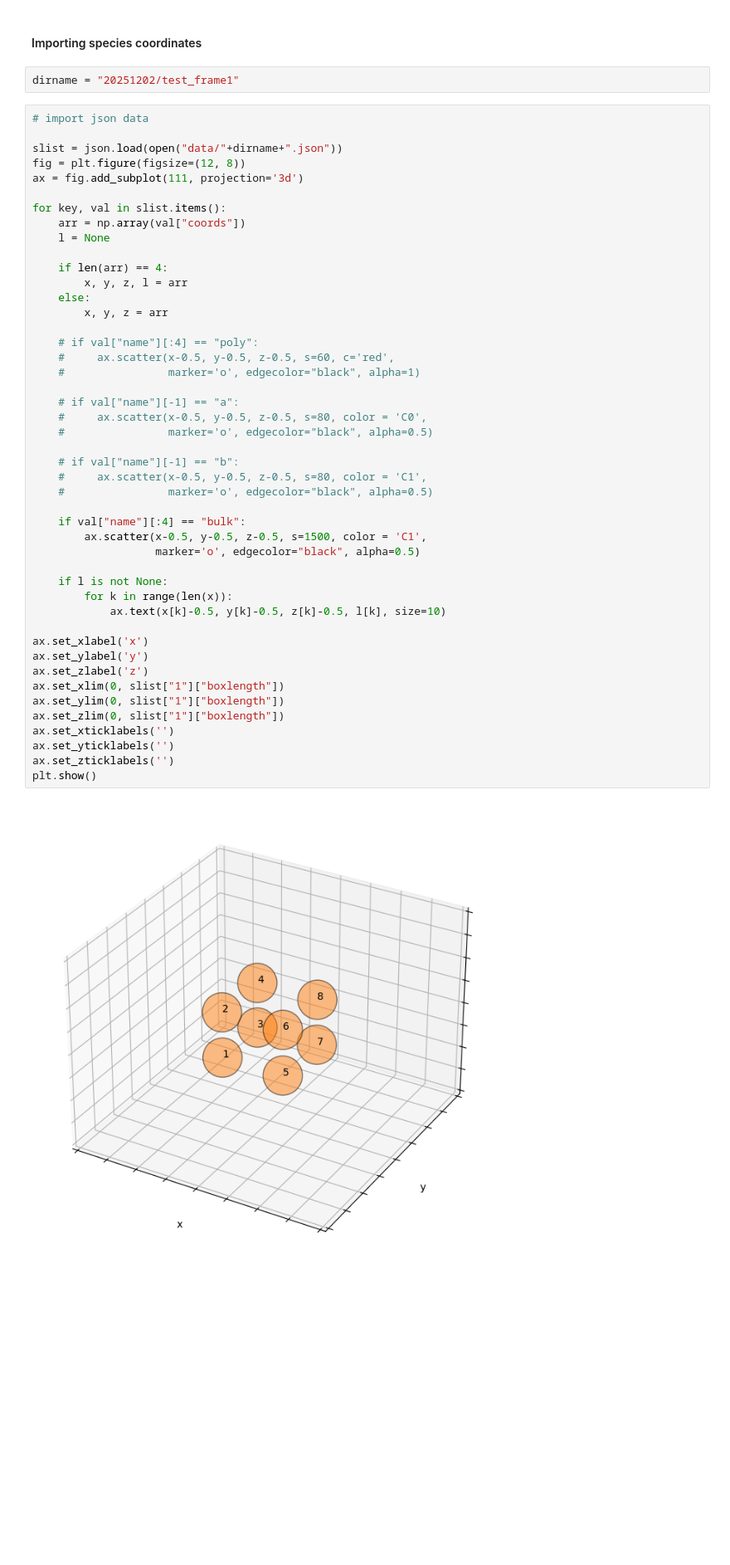
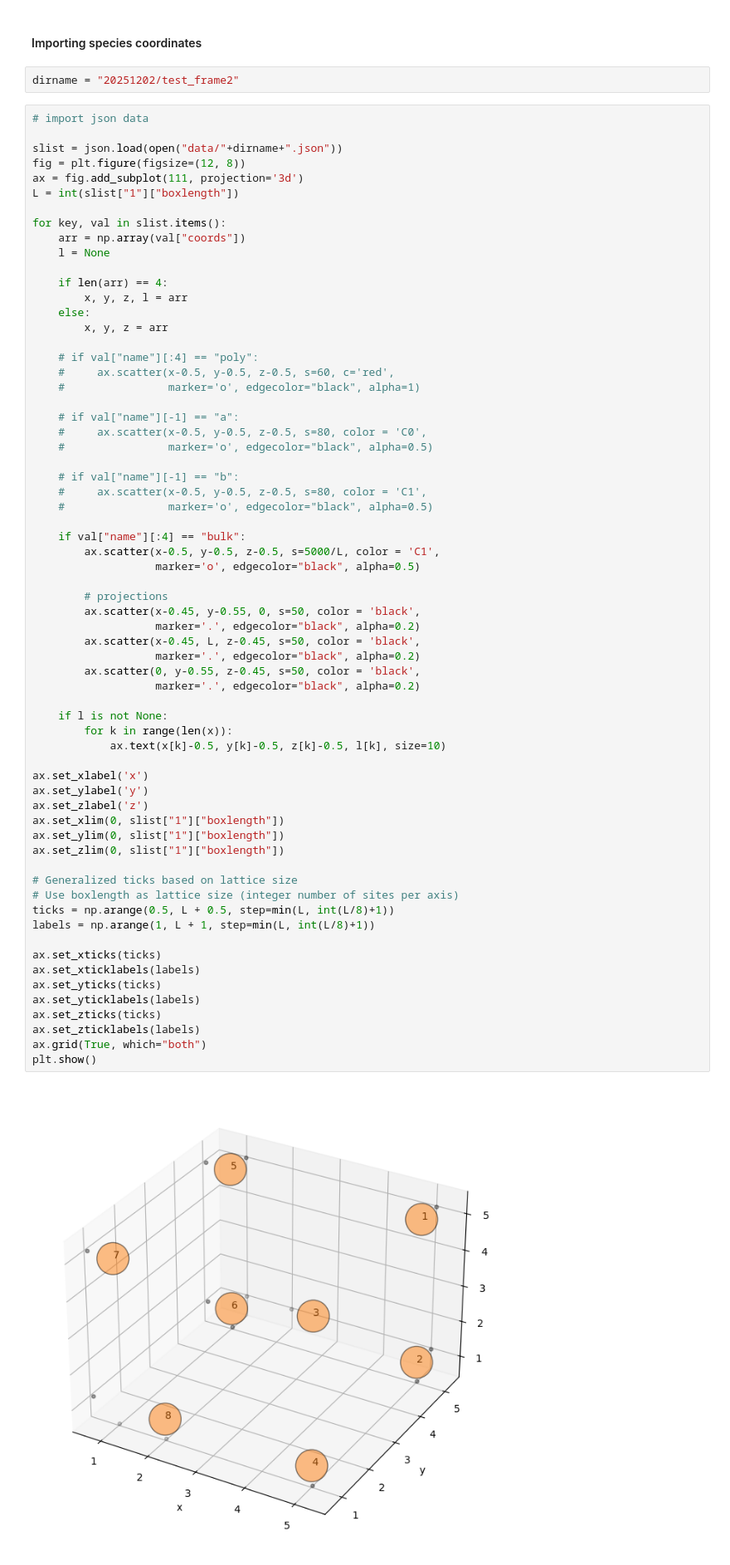
Before and after one commit to ta-rekt/Droplet, a Jupyter notebook: viz.ipynb, the cells around one changed output. Shown at 83% size. Drawn from its saved outputs; the diff is of its cells as text; blank space fills up the shorter version.

```diff
--- a/viz.ipynb
+++ b/viz.ipynb
@@ -49,13 +49,14 @@ plt.show()
 # %% [markdown]
 #### Importing species coordinates
 # %%
-dirname = "20251202/test_frame1"
+dirname = "20251202/test_frame2"
 # %%
 # import json data
 
 slist = json.load(open("data/"+dirname+".json"))
 fig = plt.figure(figsize=(12, 8))
 ax = fig.add_subplot(111, projection='3d')
+L = int(slist["1"]["boxlength"])
 
 for key, val in slist.items():
     arr = np.array(val["coords"])
@@ -66,38 +67,56 @@ for key, val in slist.items():
     else:
         x, y, z = arr
 
     # if val["name"][:4] == "poly":
     #     ax.scatter(x-0.5, y-0.5, z-0.5, s=60, c='red',
     #                marker='o', edgecolor="black", alpha=1)
 
     # if val["name"][-1] == "a":
     #     ax.scatter(x-0.5, y-0.5, z-0.5, s=80, color = 'C0',
     #                marker='o', edgecolor="black", alpha=0.5)
 
     # if val["name"][-1] == "b":
     #     ax.scatter(x-0.5, y-0.5, z-0.5, s=80, color = 'C1',
     #                marker='o', edgecolor="black", alpha=0.5)
 
     if val["name"][:4] == "bulk":
-        ax.scatter(x-0.5, y-0.5, z-0.5, s=1500, color = 'C1',
+        ax.scatter(x-0.5, y-0.5, z-0.5, s=5000/L, color = 'C1',
                    marker='o', edgecolor="black", alpha=0.5)
+
+        # projections
+        ax.scatter(x-0.45, y-0.55, 0, s=50, color = 'black',
+                   marker='.', edgecolor="black", alpha=0.2)
+        ax.scatter(x-0.45, L, z-0.45, s=50, color = 'black',
+                   marker='.', edgecolor="black", alpha=0.2)
+        ax.scatter(0, y-0.55, z-0.45, s=50, color = 'black',
+                   marker='.', edgecolor="black", alpha=0.2)
 
     if l is not None:
         for k in range(len(x)):
             ax.text(x[k]-0.5, y[k]-0.5, z[k]-0.5, l[k], size=10)
 
 ax.set_xlabel('x')
 ax.set_ylabel('y')
 ax.set_zlabel('z')
 ax.set_xlim(0, slist["1"]["boxlength"])
 ax.set_ylim(0, slist["1"]["boxlength"])
 ax.set_zlim(0, slist["1"]["boxlength"])
-ax.set_xticklabels('')
-ax.set_yticklabels('')
-ax.set_zticklabels('')
+
+# Generalized ticks based on lattice size
+# Use boxlength as lattice size (integer number of sites per axis)
+ticks = np.arange(0.5, L + 0.5, step=min(L, int(L/8)+1))
+labels = np.arange(1, L + 1, step=min(L, int(L/8)+1))
+
+ax.set_xticks(ticks)
+ax.set_xticklabels(labels)
+ax.set_yticks(ticks)
+ax.set_yticklabels(labels)
+ax.set_zticks(ticks)
+ax.set_zticklabels(labels)
+ax.grid(True, which="both")
 plt.show()
 # %% [output]
-[figure, old version]
+[figure, new version]
 # %% [markdown]
 ## Phase transitions
 # %% [markdown]
```
Also changed, not shown: 5 other files.
